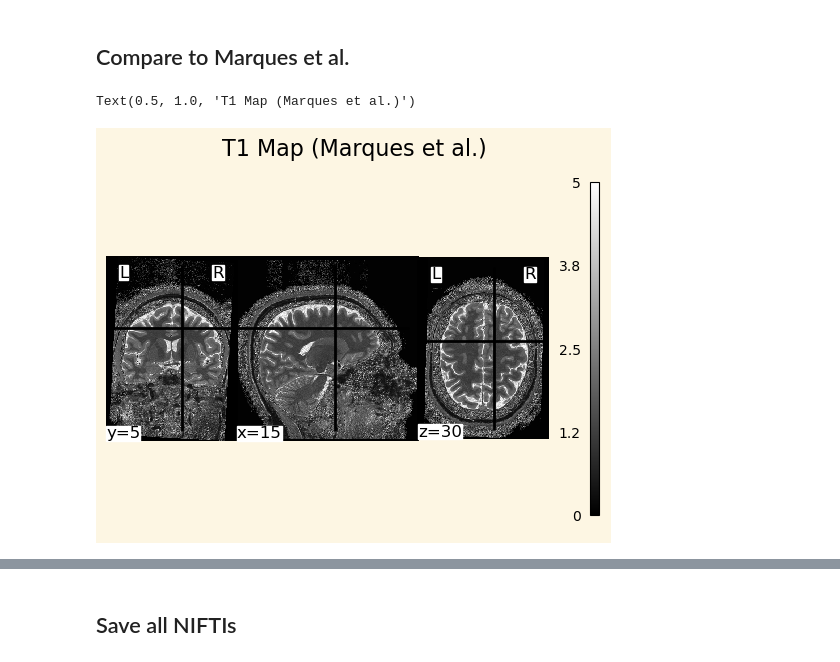
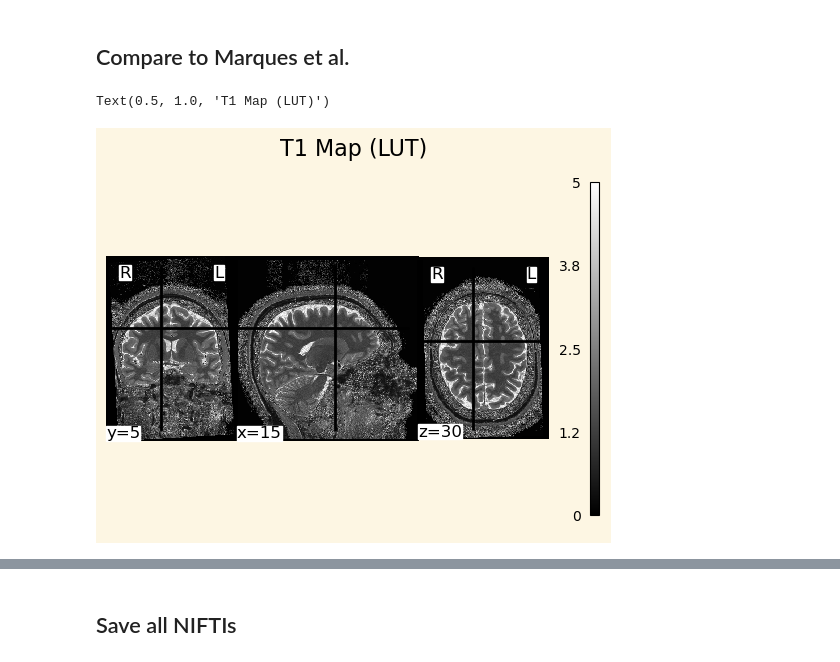
Before and after one commit to MASILab/map_t1_mapping, a Jupyter notebook: notebooks/likelihood_mp2rage_3d.ipynb, the cells around one changed output, grey strips where cells are left out. Cells and saved outputs as stored; diff of their text form; code cells hidden in the pictures.

```diff
--- a/notebooks/likelihood_mp2rage_3d.ipynb
+++ b/notebooks/likelihood_mp2rage_3d.ipynb
@@ -188,12 +204,12 @@ Text(0.5, 0.92, 'LUT')
 # %%
 # Plot T1 map from Marques repo
 t1_marques = nib.load('/home/local/VANDERBILT/saundam1/Documents/MP2RAGE-related-scripts/example_t1map2.nii')
 t1_marques_data = t1_marques.get_fdata()
 fig, ax = plt.subplots()
-plotting.plot_img(t1_marques, cut_coords=(15, 5, 30), cmap='gray', axes=ax, colorbar=True, vmin=0, vmax=5)
-ax.set_title('T1 Map (Marques et al.)')
+plotting.plot_img(t1_marques, cut_coords=(15, 5, 30), radiological=True, cmap='gray', axes=ax, colorbar=True, vmin=0, vmax=5)
+ax.set_title('T1 Map (LUT)')
 # %% [output]
-Text(0.5, 1.0, 'T1 Map (Marques et al.)')
+Text(0.5, 1.0, 'T1 Map (LUT)')
-[figure, old version]
+[figure, new version]
 # %%
 # Plot difference image
```
Also changed, not shown: parts of 8 cells of this notebook, 3 other files.
